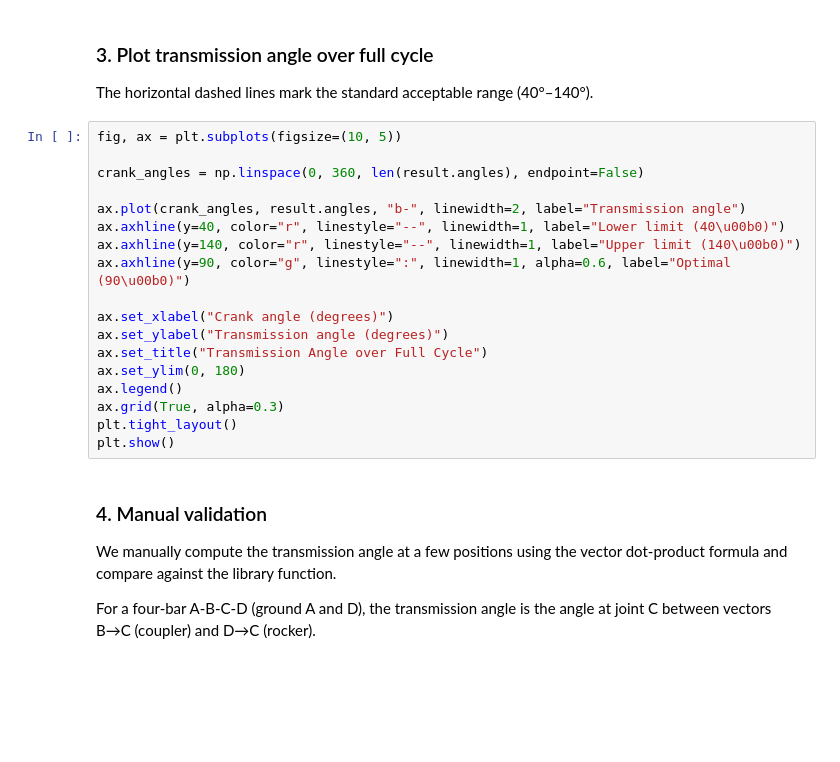
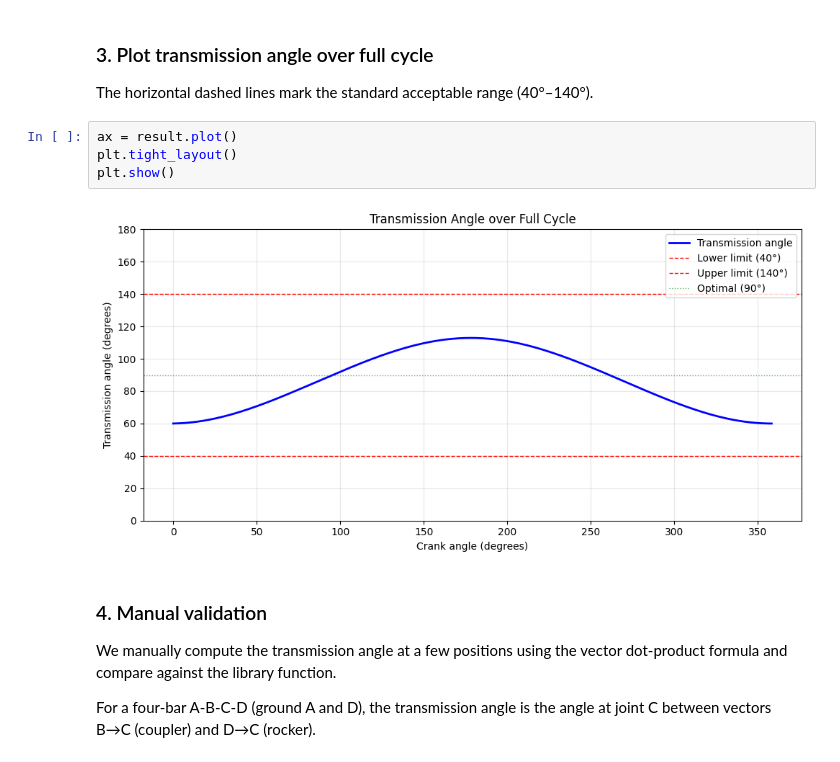
Before and after one commit to HugoFara/pylinkage, a Jupyter notebook: docs/notebooks/09_transmission_angle_and_dof.ipynb, the cells around one changed output. Saved outputs shown, nothing was run; the diff lists cells and outputs as text; blank space fills up the shorter version.

```diff
--- a/docs/notebooks/09_transmission_angle_and_dof.ipynb
+++ b/docs/notebooks/09_transmission_angle_and_dof.ipynb
@@ -60,24 +69,12 @@ print(f"Worst angle:             {result.worst_angle():.2f}\u00b0 (step {result.
 ### 3. Plot transmission angle over full cycle
 
 The horizontal dashed lines mark the standard acceptable range (40°–140°).
-# %%
-fig, ax = plt.subplots(figsize=(10, 5))
-
-crank_angles = np.linspace(0, 360, len(result.angles), endpoint=False)
-
-ax.plot(crank_angles, result.angles, "b-", linewidth=2, label="Transmission angle")
-ax.axhline(y=40, color="r", linestyle="--", linewidth=1, label="Lower limit (40\u00b0)")
-ax.axhline(y=140, color="r", linestyle="--", linewidth=1, label="Upper limit (140\u00b0)")
-ax.axhline(y=90, color="g", linestyle=":", linewidth=1, alpha=0.6, label="Optimal (90\u00b0)")
-
-ax.set_xlabel("Crank angle (degrees)")
-ax.set_ylabel("Transmission angle (degrees)")
-ax.set_title("Transmission Angle over Full Cycle")
-ax.set_ylim(0, 180)
-ax.legend()
-ax.grid(True, alpha=0.3)
-plt.tight_layout()
-plt.show()
+# %%
+ax = result.plot()
+plt.tight_layout()
+plt.show()
+# %% [output]
+[figure, added]
 # %% [markdown]
 ### 4. Manual validation
 
```
Also changed, not shown: parts of 10 cells of this notebook, 3 other files.
